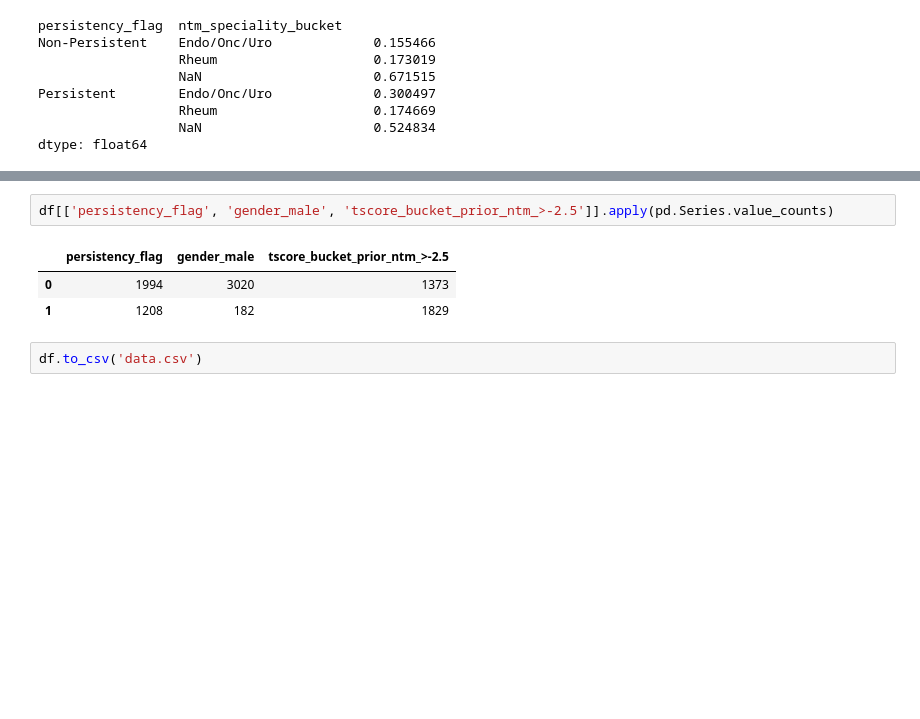
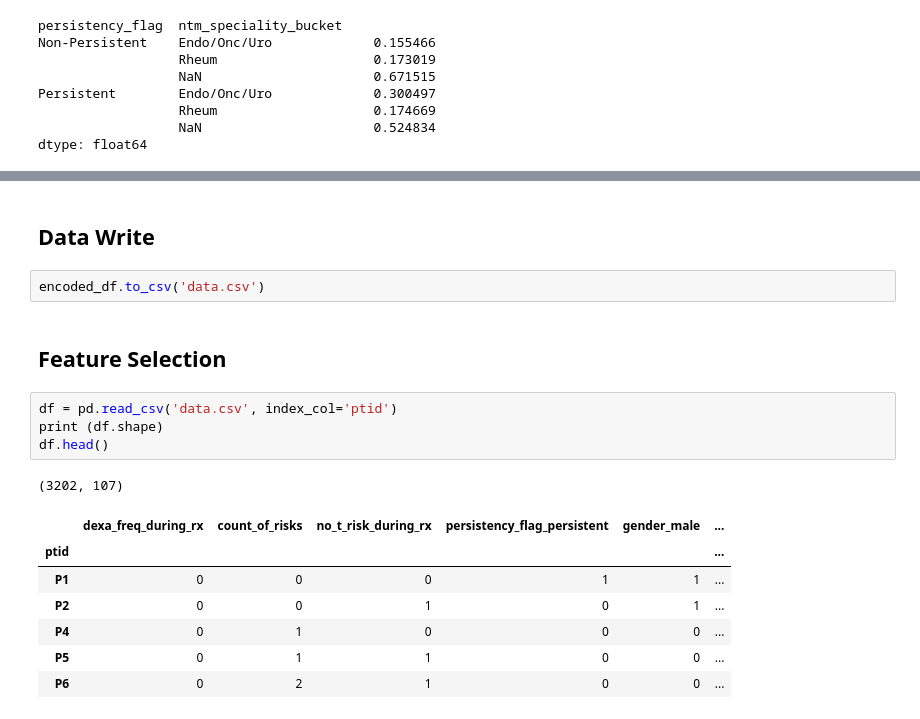
Before and after one commit to rambles-tech/DG_virtual_internship, a Jupyter notebook: week09/EDA.ipynb, the cells around one changed output, grey strips where cells are left out. Saved outputs shown, nothing was run; the diff lists cells and outputs as text; blank space fills up the shorter version.

```diff
--- a/week09/EDA.ipynb
+++ b/week09/EDA.ipynb
@@ -600,8 +609,19 @@ sns.displot(df["count_of_risks"])
-# %%
-df[['persistency_flag', 'gender_male', 'tscore_bucket_prior_ntm_>-2.5']].apply(pd.Series.value_counts)
-# %% [output]
-|  | persistency_flag | gender_male | tscore_bucket_prior_ntm_>-2.5 |
-| 0 | 1994 | 3020 | 1373 |
-| 1 | 1208 | 182 | 1829 |
+# %% [markdown]
+## Data Write
 # %%
-df.to_csv('data.csv')
+encoded_df.to_csv('data.csv')
+# %% [markdown]
+## Feature Selection
+# %%
+df = pd.read_csv('data.csv', index_col='ptid')
+print (df.shape)
+df.head()
+# %% [output]
+(3202, 107)
+|  | dexa_freq_during_rx | count_of_risks | no_t_risk_during_rx | persistency_flag_persistent | gender_male | ... |
+| ptid |  |  |  |  |  | ... |
+| P1 | 0 | 0 | 0 | 1 | 1 | ... |
+| P2 | 0 | 0 | 1 | 0 | 1 | ... |
+| P4 | 0 | 1 | 0 | 0 | 0 | ... |
+| P5 | 0 | 1 | 1 | 0 | 0 | ... |
+| P6 | 0 | 2 | 1 | 0 | 0 | ... |
```
Also changed, not shown: parts of 119 cells of this notebook, 1 other file.
